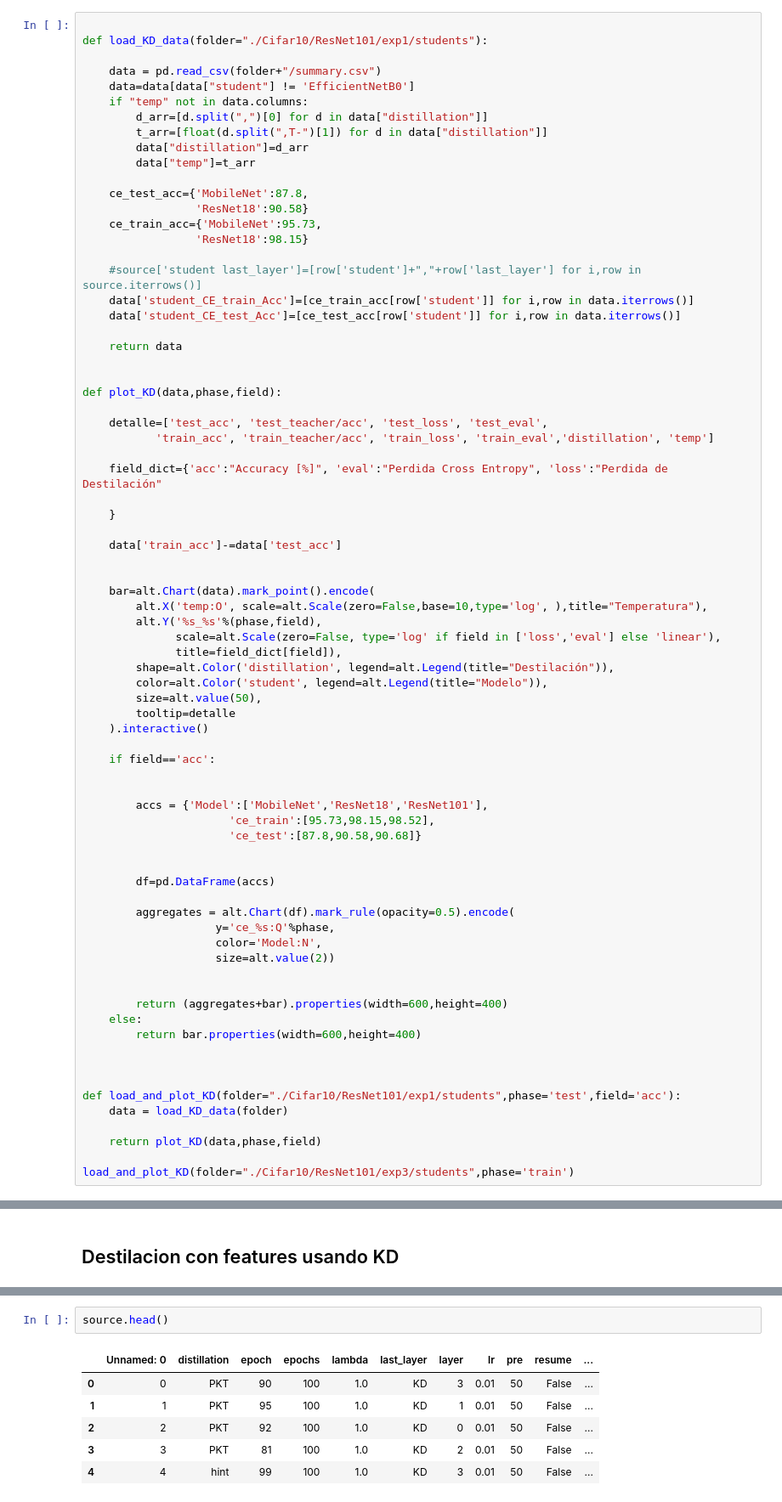
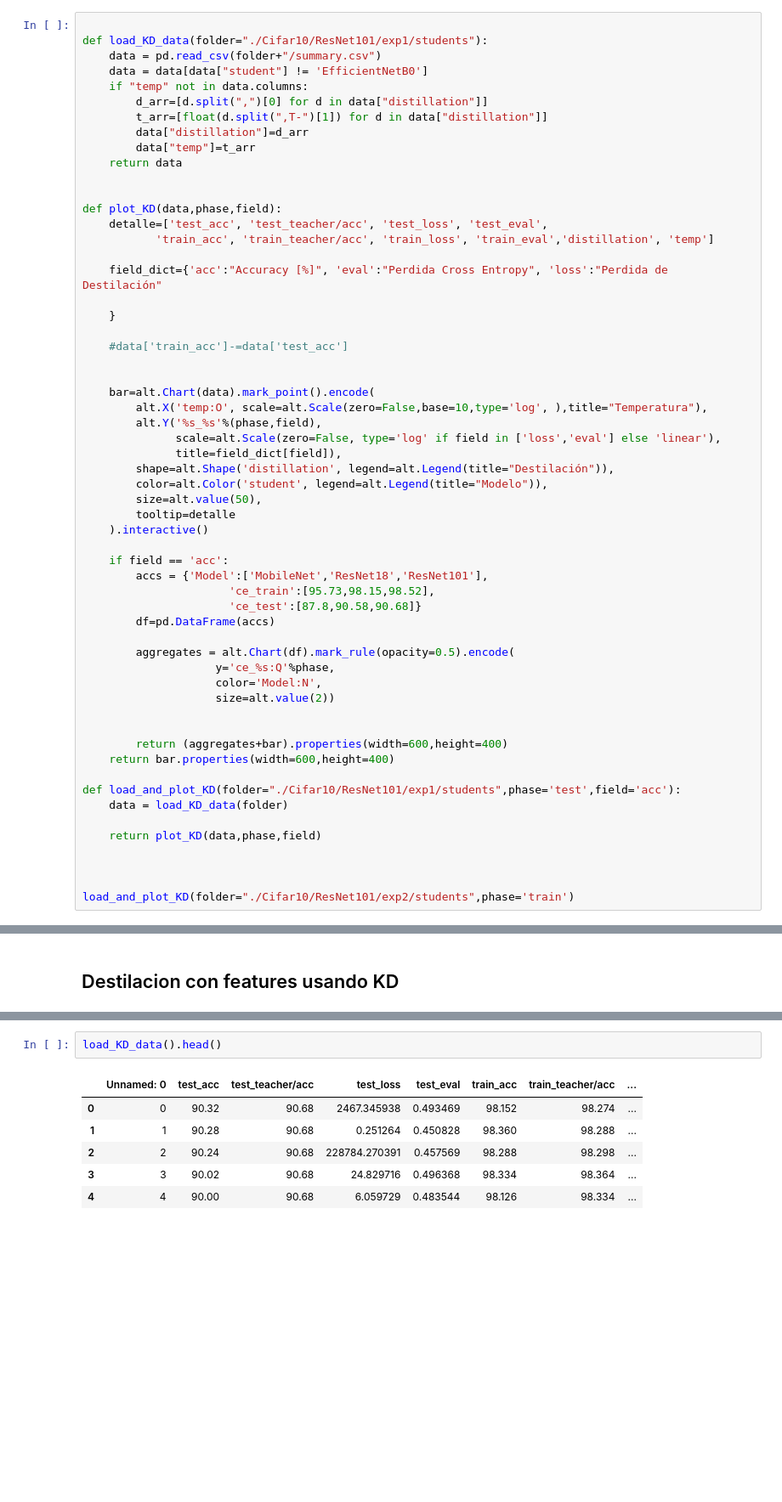
Before and after one commit to jpcosec/Memoria, a Jupyter notebook: Viz.ipynb, the cells around one changed output, grey strips where cells are left out. Shown at 85% size. Saved outputs shown, nothing was run; the diff lists cells and outputs as text; blank space fills up the shorter version.

```diff
--- a/Viz.ipynb
+++ b/Viz.ipynb
@@ -28,29 +8,17 @@ import altair as alt
 # %%
 
 def load_KD_data(folder="./Cifar10/ResNet101/exp1/students"):
-
     data = pd.read_csv(folder+"/summary.csv")
-    data=data[data["student"] != 'EfficientNetB0']
+    data = data[data["student"] != 'EfficientNetB0']
     if "temp" not in data.columns:
         d_arr=[d.split(",")[0] for d in data["distillation"]]
         t_arr=[float(d.split(",T-")[1]) for d in data["distillation"]]
         data["distillation"]=d_arr
         data["temp"]=t_arr
-
-    ce_test_acc={'MobileNet':87.8,
-                 'ResNet18':90.58}
-    ce_train_acc={'MobileNet':95.73,
-                 'ResNet18':98.15}
-
-    #source['student last_layer']=[row['student']+","+row['last_layer'] for i,row in source.iterrows()]
-    data['student_CE_train_Acc']=[ce_train_acc[row['student']] for i,row in data.iterrows()]
-    data['student_CE_test_Acc']=[ce_test_acc[row['student']] for i,row in data.iterrows()]
-
     return data
 
 
 def plot_KD(data,phase,field):
-
     detalle=['test_acc', 'test_teacher/acc', 'test_loss', 'test_eval',
            'train_acc', 'train_teacher/acc', 'train_loss', 'train_eval','distillation', 'temp']
 
@@ -58,7 +26,7 @@ def plot_KD(data,phase,field):
 
     }
 
-    data['train_acc']-=data['test_acc']
+    #data['train_acc']-=data['test_acc']
 
 
     bar=alt.Chart(data).mark_point().encode(
@@ -66,20 +34,16 @@ def plot_KD(data,phase,field):
         alt.Y('%s_%s'%(phase,field),
               scale=alt.Scale(zero=False, type='log' if field in ['loss','eval'] else 'linear'),
               title=field_dict[field]),
-        shape=alt.Color('distillation', legend=alt.Legend(title="Destilación")),
+        shape=alt.Shape('distillation', legend=alt.Legend(title="Destilación")),
         color=alt.Color('student', legend=alt.Legend(title="Modelo")),
         size=alt.value(50),
         tooltip=detalle
     ).interactive()
 
-    if field=='acc':
-
-
+    if field == 'acc':
         accs = {'Model':['MobileNet','ResNet18','ResNet101'],
                       'ce_train':[95.73,98.15,98.52],
                       'ce_test':[87.8,90.58,90.68]}
-
-
         df=pd.DataFrame(accs)
 
         aggregates = alt.Chart(df).mark_rule(opacity=0.5).encode(
@@ -89,16 +53,15 @@ def plot_KD(data,phase,field):
 
 
         return (aggregates+bar).properties(width=600,height=400)
-    else:
-        return bar.properties(width=600,height=400)
-
-
+    return bar.properties(width=600,height=400)
 
 def load_and_plot_KD(folder="./Cifar10/ResNet101/exp1/students",phase='test',field='acc'):
     data = load_KD_data(folder)
 
     return plot_KD(data,phase,field)
 
-load_and_plot_KD(folder="./Cifar10/ResNet101/exp3/students",phase='train')
+
+
+load_and_plot_KD(folder="./Cifar10/ResNet101/exp2/students",phase='train')
 # %% [output]
 [interactive output not drawn]
@@ -267,9 +172,9 @@ plot_gen()
 # %%
-source.head()
+load_KD_data().head()
 # %% [output]
-|  | Unnamed: 0 | distillation | epoch | epochs | lambda | last_layer | layer | lr | pre | resume | ... |
-| 0 | 0 | PKT | 90 | 100 | 1.0 | KD | 3 | 0.01 | 50 | False | ... |
-| 1 | 1 | PKT | 95 | 100 | 1.0 | KD | 1 | 0.01 | 50 | False | ... |
-| 2 | 2 | PKT | 92 | 100 | 1.0 | KD | 0 | 0.01 | 50 | False | ... |
-| 3 | 3 | PKT | 81 | 100 | 1.0 | KD | 2 | 0.01 | 50 | False | ... |
-| 4 | 4 | hint | 99 | 100 | 1.0 | KD | 3 | 0.01 | 50 | False | ... |
+|  | Unnamed: 0 | test_acc | test_teacher/acc | test_loss | test_eval | train_acc | train_teacher/acc | ... |
+| 0 | 0 | 90.32 | 90.68 | 2467.345938 | 0.493469 | 98.152 | 98.274 | ... |
+| 1 | 1 | 90.28 | 90.68 | 0.251264 | 0.450828 | 98.360 | 98.288 | ... |
+| 2 | 2 | 90.24 | 90.68 | 228784.270391 | 0.457569 | 98.288 | 98.298 | ... |
+| 3 | 3 | 90.02 | 90.68 | 24.829716 | 0.496368 | 98.334 | 98.364 | ... |
+| 4 | 4 | 90.00 | 90.68 | 6.059729 | 0.483544 | 98.126 | 98.334 | ... |
```
Also changed, not shown: parts of 24 cells of this notebook, 1 other file.
